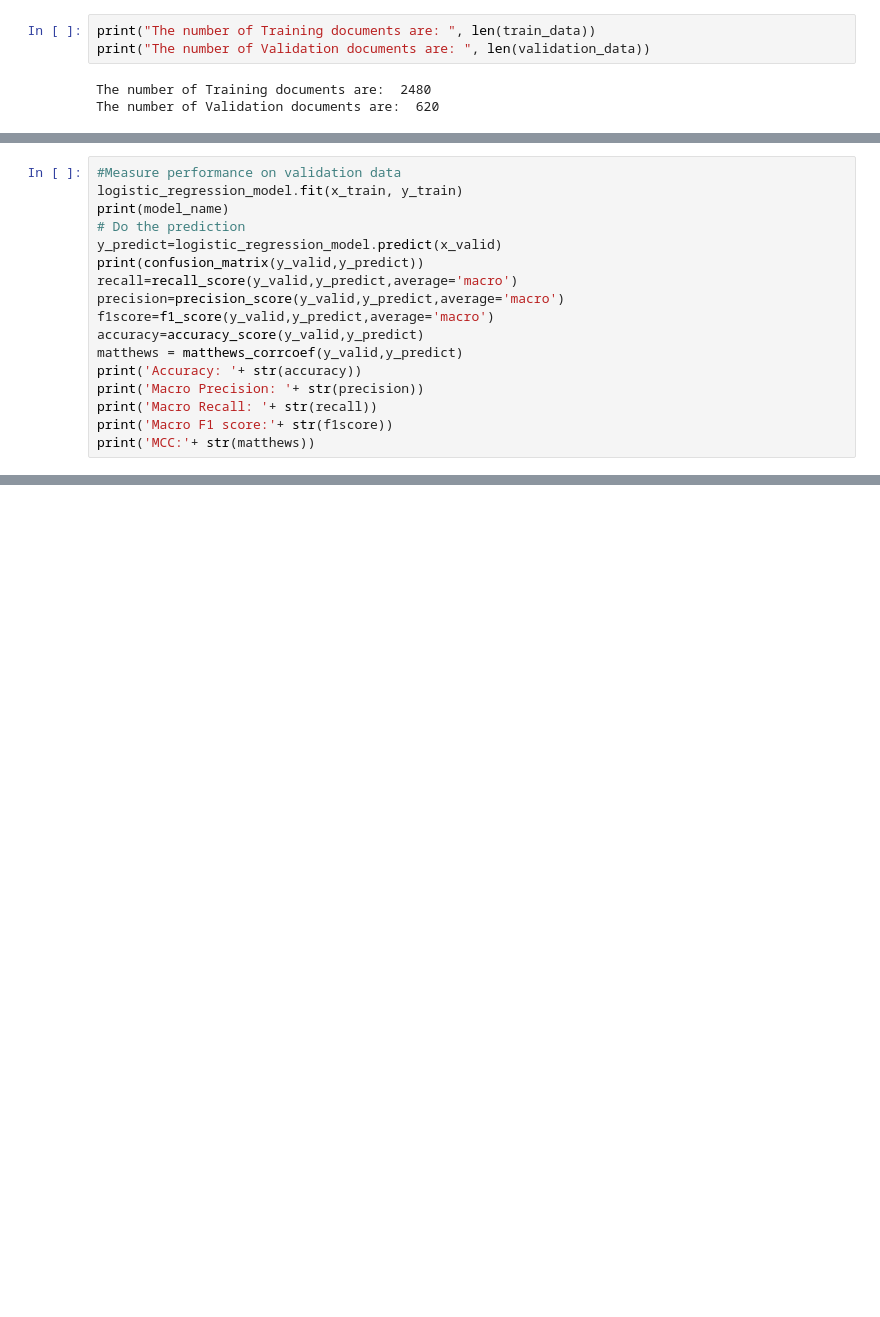
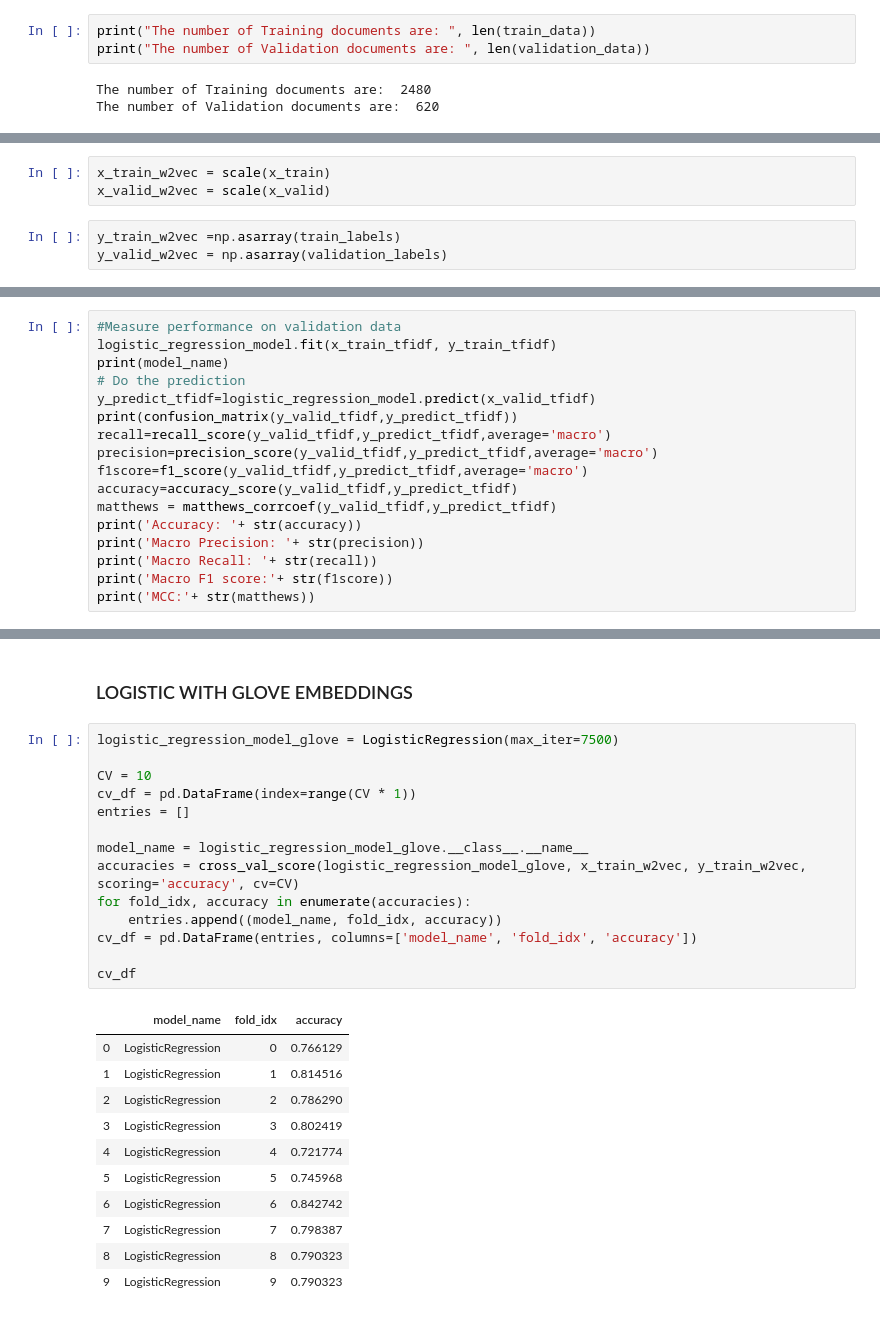
Before and after one commit to DataGen64/AP2-ADA, a Jupyter notebook: DataAnalysis-Assignment2.ipynb, the cells around one changed output, grey strips where cells are left out. Drawn from its saved outputs; the diff is of its cells as text; blank space fills up the shorter version.

```diff
--- a/DataAnalysis-Assignment2.ipynb
+++ b/DataAnalysis-Assignment2.ipynb
@@ -164 +283,7 @@ vectorizer.get_feature_names()
+# %%
+x_train_w2vec = scale(x_train)
+x_valid_w2vec = scale(x_valid)
+# %%
+y_train_w2vec =np.asarray(train_labels)
+y_valid_w2vec = np.asarray(validation_labels)
 # %% [markdown]
@@ -192,15 +317,15 @@ cv_df
 # %%
 #Measure performance on validation data
-logistic_regression_model.fit(x_train, y_train)
+logistic_regression_model.fit(x_train_tfidf, y_train_tfidf)
 print(model_name)
 # Do the prediction
-y_predict=logistic_regression_model.predict(x_valid)
-print(confusion_matrix(y_valid,y_predict))
-recall=recall_score(y_valid,y_predict,average='macro')
-precision=precision_score(y_valid,y_predict,average='macro')
-f1score=f1_score(y_valid,y_predict,average='macro')
-accuracy=accuracy_score(y_valid,y_predict)
-matthews = matthews_corrcoef(y_valid,y_predict)
+y_predict_tfidf=logistic_regression_model.predict(x_valid_tfidf)
+print(confusion_matrix(y_valid_tfidf,y_predict_tfidf))
+recall=recall_score(y_valid_tfidf,y_predict_tfidf,average='macro')
+precision=precision_score(y_valid_tfidf,y_predict_tfidf,average='macro')
+f1score=f1_score(y_valid_tfidf,y_predict_tfidf,average='macro')
+accuracy=accuracy_score(y_valid_tfidf,y_predict_tfidf)
+matthews = matthews_corrcoef(y_valid_tfidf,y_predict_tfidf)
 print('Accuracy: '+ str(accuracy))
 print('Macro Precision: '+ str(precision))
 print('Macro Recall: '+ str(recall))
@@ -217,0 +343,28 @@ MCC:0.5330969469086221
+# %% [markdown]
+### LOGISTIC WITH GLOVE EMBEDDINGS
+# %%
+logistic_regression_model_glove = LogisticRegression(max_iter=7500)
+
+CV = 10
+cv_df = pd.DataFrame(index=range(CV * 1))
+entries = []
+
+model_name = logistic_regression_model_glove.__class__.__name__
+accuracies = cross_val_score(logistic_regression_model_glove, x_train_w2vec, y_train_w2vec, scoring='accuracy', cv=CV)
+for fold_idx, accuracy in enumerate(accuracies):
+    entries.append((model_name, fold_idx, accuracy))
+cv_df = pd.DataFrame(entries, columns=['model_name', 'fold_idx', 'accuracy'])
+
+cv_df
+# %% [output]
+|  | model_name | fold_idx | accuracy |
+| 0 | LogisticRegression | 0 | 0.766129 |
+| 1 | LogisticRegression | 1 | 0.814516 |
+| 2 | LogisticRegression | 2 | 0.786290 |
+| 3 | LogisticRegression | 3 | 0.802419 |
+| 4 | LogisticRegression | 4 | 0.721774 |
+| 5 | LogisticRegression | 5 | 0.745968 |
+| 6 | LogisticRegression | 6 | 0.842742 |
+| 7 | LogisticRegression | 7 | 0.798387 |
+| 8 | LogisticRegression | 8 | 0.790323 |
+| 9 | LogisticRegression | 9 | 0.790323 |
```
Also changed, not shown: parts of 50 cells of this notebook.
